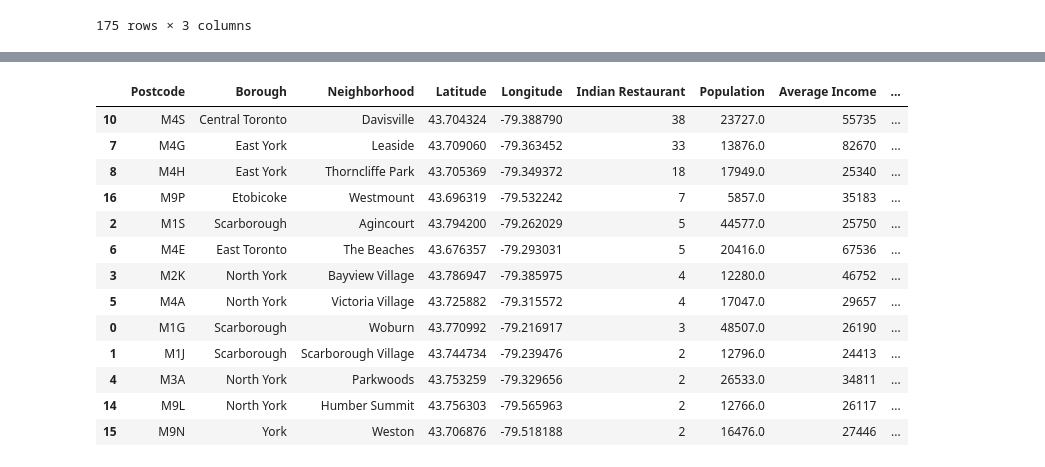
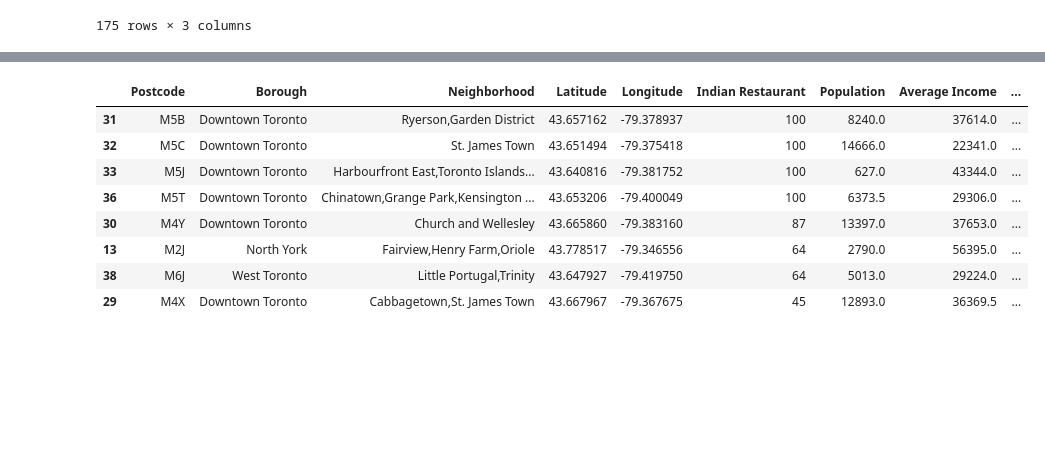
Before and after one commit to rodrigolaa/Coursera_Capstone, a Jupyter notebook: The Battle of Neighborhoods - Reports.ipynb, the cells around one changed output, grey strips where cells are left out. Cells and saved outputs as stored; diff of their text form; code cells hidden in the pictures; blank space fills up the shorter version.

```diff
--- a/The Battle of Neighborhoods - Reports.ipynb
+++ b/The Battle of Neighborhoods - Reports.ipynb
@@ -244,7 +227,7 @@ def getNearbyVenues(names, latitudes, longitudes, radius=500):
 
     return(nearby_venues)
 # %%
-toronto_venues = getNearbyVenues(names=df_toronto_coor['Neighbourhood'],
+toronto_venues = getNearbyVenues(names=df_toronto_coor['Neighborhood'],
                                    latitudes=df_toronto_coor['Latitude'],
                                    longitudes=df_toronto_coor['Longitude']
                                   )
@@ -421,3 +404,7 @@ df_demo_toronto2
 | 173 | York University Heights | 26140 | 24432 |
 | 174 | Yorkville | 6045 | 105239 |
 175 rows × 3 columns
+# %%
+df_nbh = df_nbh.rename(columns = {'Neighbourhood': 'Neighborhood'})
+df_toronto_post = pd.merge(df_nbh,df_demo_toronto2, how='inner', on = 'Neighborhood' )
+df_toronto_post
@@ -423,0 +434,2 @@ df_demo_toronto2
+# %%
+df_toronto_post = df_toronto_post.groupby(['Postcode'])['Population','Average Income'].mean().reset_index()
@@ -424,2 +456,2 @@ df_demo_toronto2
 # %%
-df_toronto_indian_demo = pd.merge(df_toronto_indian, df_demo_toronto2, how='inner', on = 'Neighborhood')
+df_toronto_indian_demo = pd.merge(df_toronto_indian, df_toronto_post, how='inner', on = 'Postcode')
@@ -504,22 +524,17 @@ df_toronto_indian_demo.groupby('Clusters').mean()
 # %%
-df_results = df_toronto_indian_demo[df_toronto_indian_demo['Clusters']==1]
+df_results = df_toronto_indian_demo[df_toronto_indian_demo['Clusters']==0]
 df_best_neighborhood = df_results.sort_values(by='Indian Restaurant', ascending = False)
 df_best_neighborhood
 # %% [output]
 |  | Postcode | Borough | Neighborhood | Latitude | Longitude | Indian Restaurant | Population | Average Income | ... |
-| 10 | M4S | Central Toronto | Davisville | 43.704324 | -79.388790 | 38 | 23727.0 | 55735 | ... |
-| 7 | M4G | East York | Leaside | 43.709060 | -79.363452 | 33 | 13876.0 | 82670 | ... |
-| 8 | M4H | East York | Thorncliffe Park | 43.705369 | -79.349372 | 18 | 17949.0 | 25340 | ... |
-| 16 | M9P | Etobicoke | Westmount | 43.696319 | -79.532242 | 7 | 5857.0 | 35183 | ... |
-| 2 | M1S | Scarborough | Agincourt | 43.794200 | -79.262029 | 5 | 44577.0 | 25750 | ... |
-| 6 | M4E | East Toronto | The Beaches | 43.676357 | -79.293031 | 5 | 20416.0 | 67536 | ... |
-| 3 | M2K | North York | Bayview Village | 43.786947 | -79.385975 | 4 | 12280.0 | 46752 | ... |
-| 5 | M4A | North York | Victoria Village | 43.725882 | -79.315572 | 4 | 17047.0 | 29657 | ... |
-| 0 | M1G | Scarborough | Woburn | 43.770992 | -79.216917 | 3 | 48507.0 | 26190 | ... |
-| 1 | M1J | Scarborough | Scarborough Village | 43.744734 | -79.239476 | 2 | 12796.0 | 24413 | ... |
-| 4 | M3A | North York | Parkwoods | 43.753259 | -79.329656 | 2 | 26533.0 | 34811 | ... |
-| 14 | M9L | North York | Humber Summit | 43.756303 | -79.565963 | 2 | 12766.0 | 26117 | ... |
-| 15 | M9N | York | Weston | 43.706876 | -79.518188 | 2 | 16476.0 | 27446 | ... |
+| 31 | M5B | Downtown Toronto | Ryerson,Garden District | 43.657162 | -79.378937 | 100 | 8240.0 | 37614.0 | ... |
+| 32 | M5C | Downtown Toronto | St. James Town | 43.651494 | -79.375418 | 100 | 14666.0 | 22341.0 | ... |
+| 33 | M5J | Downtown Toronto | Harbourfront East,Toronto Islands... | 43.640816 | -79.381752 | 100 | 627.0 | 43344.0 | ... |
+| 36 | M5T | Downtown Toronto | Chinatown,Grange Park,Kensington ... | 43.653206 | -79.400049 | 100 | 6373.5 | 29306.0 | ... |
+| 30 | M4Y | Downtown Toronto | Church and Wellesley | 43.665860 | -79.383160 | 87 | 13397.0 | 37653.0 | ... |
+| 13 | M2J | North York | Fairview,Henry Farm,Oriole | 43.778517 | -79.346556 | 64 | 2790.0 | 56395.0 | ... |
+| 38 | M6J | West Toronto | Little Portugal,Trinity | 43.647927 | -79.419750 | 64 | 5013.0 | 29224.0 | ... |
+| 29 | M4X | Downtown Toronto | Cabbagetown,St. James Town | 43.667967 | -79.367675 | 45 | 12893.0 | 36369.5 | ... |
 # %%
 df_best_neighborhood_top3 = df_best_neighborhood.head(3)
 df_best_neighborhood_top3
```
Also changed, not shown: parts of 18 cells of this notebook.
